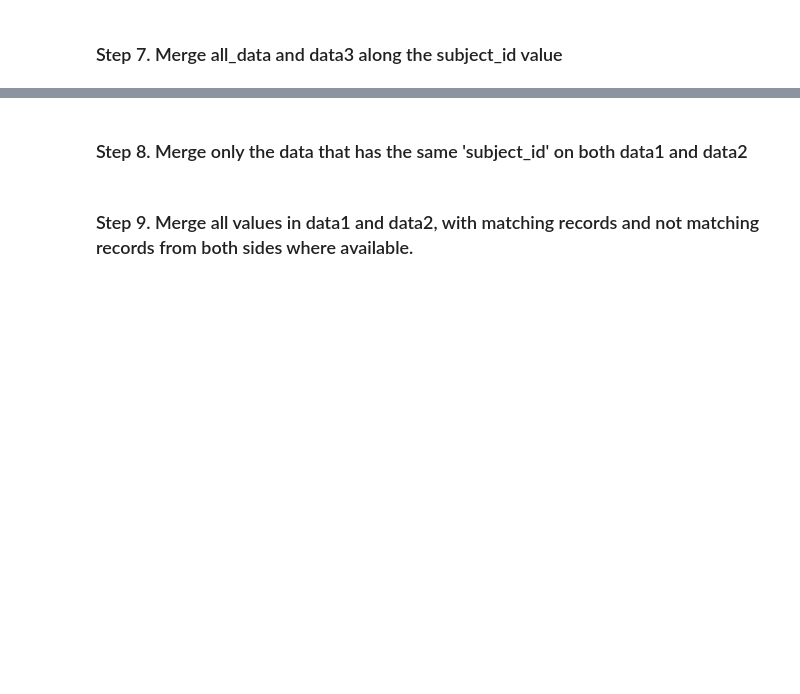
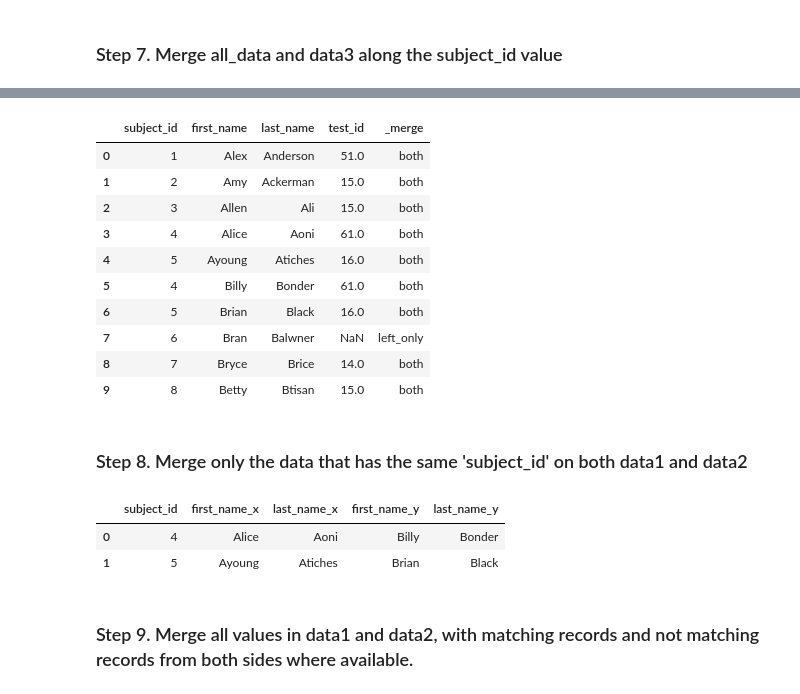
Before and after one commit to diego-dng/1026_DS_VITORIA-GASTEIZ, a Jupyter notebook: 2-Data_analysis/2-Pandas/Practica/5-Fictitous_Names/Fictitous_names.ipynb, the cells around one changed output, grey strips where cells are left out. Saved outputs shown, nothing was run; the diff lists cells and outputs as text; code cells hidden in the pictures; blank space fills up the shorter version.

```diff
--- a/2-Data_analysis/2-Pandas/Practica/5-Fictitous_Names/Fictitous_names.ipynb
+++ b/2-Data_analysis/2-Pandas/Practica/5-Fictitous_Names/Fictitous_names.ipynb
@@ -16,3 +18,7 @@ raw_data_3 = {
         'test_id': [51, 15, 15, 61, 16, 14, 15, 1, 61, 16]}
 # %% [markdown]
 ### Step 3. Assign each to a variable called data1, data2, data3
+# %%
+data_1 = pd.DataFrame(raw_data_1)
+data_2 = pd.DataFrame(raw_data_2)
+data_3 = pd.DataFrame(raw_data_3)
@@ -19,2 +57,5 @@ raw_data_3 = {
 # %% [markdown]
 ### Step 4. Join the two first dataframes along rows and assign to all_data
+# %%
+all_data = pd.concat([data_1, data_2], ignore_index = True)
+all_data
@@ -27,4 +136,26 @@ raw_data_3 = {
+# %%
+all = pd.merge(all_data, data_3, on="subject_id", how = "left", indicator = True)
+all
+# %% [output]
+|  | subject_id | first_name | last_name | test_id | _merge |
+| 0 | 1 | Alex | Anderson | 51.0 | both |
+| 1 | 2 | Amy | Ackerman | 15.0 | both |
+| 2 | 3 | Allen | Ali | 15.0 | both |
+| 3 | 4 | Alice | Aoni | 61.0 | both |
+| 4 | 5 | Ayoung | Atiches | 16.0 | both |
+| 5 | 4 | Billy | Bonder | 61.0 | both |
+| 6 | 5 | Brian | Black | 16.0 | both |
+| 7 | 6 | Bran | Balwner | NaN | left_only |
+| 8 | 7 | Bryce | Brice | 14.0 | both |
+| 9 | 8 | Betty | Btisan | 15.0 | both |
 # %% [markdown]
 ### Step 8. Merge only the data that has the same 'subject_id' on both data1 and data2
+# %%
+data_8 = pd.merge(data_1, data_2, on="subject_id")
+data_8
+# %% [output]
+|  | subject_id | first_name_x | last_name_x | first_name_y | last_name_y |
+| 0 | 4 | Alice | Aoni | Billy | Bonder |
+| 1 | 5 | Ayoung | Atiches | Brian | Black |
 # %% [markdown]
 ### Step 9. Merge all values in data1 and data2, with matching records and not matching records from both sides where available.
```
Also changed, not shown: parts of 12 cells of this notebook, 55 other files.
